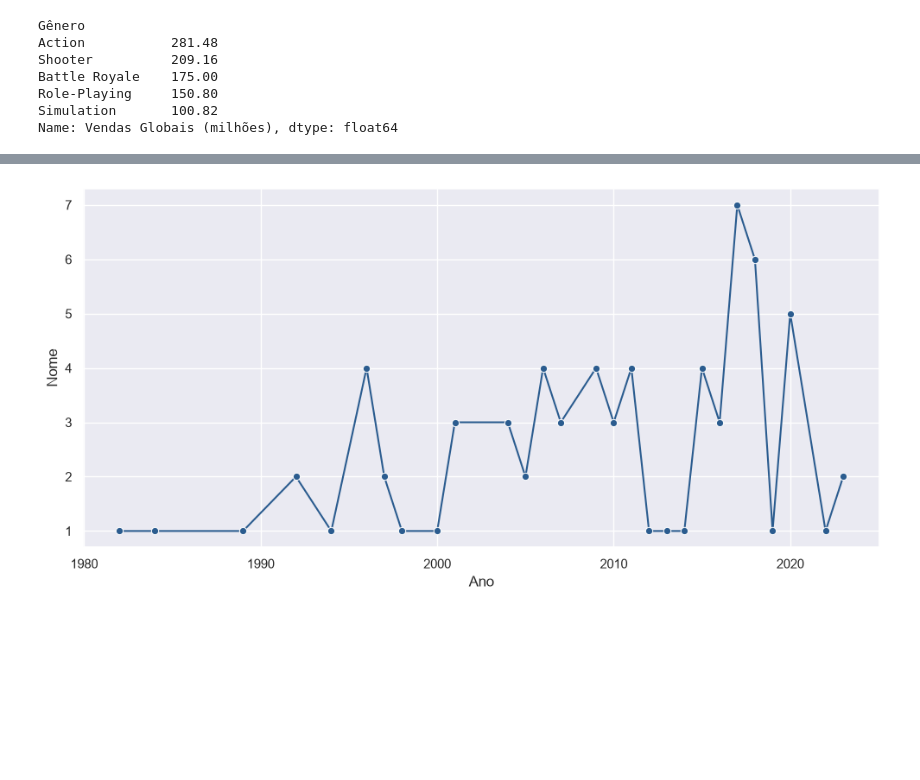
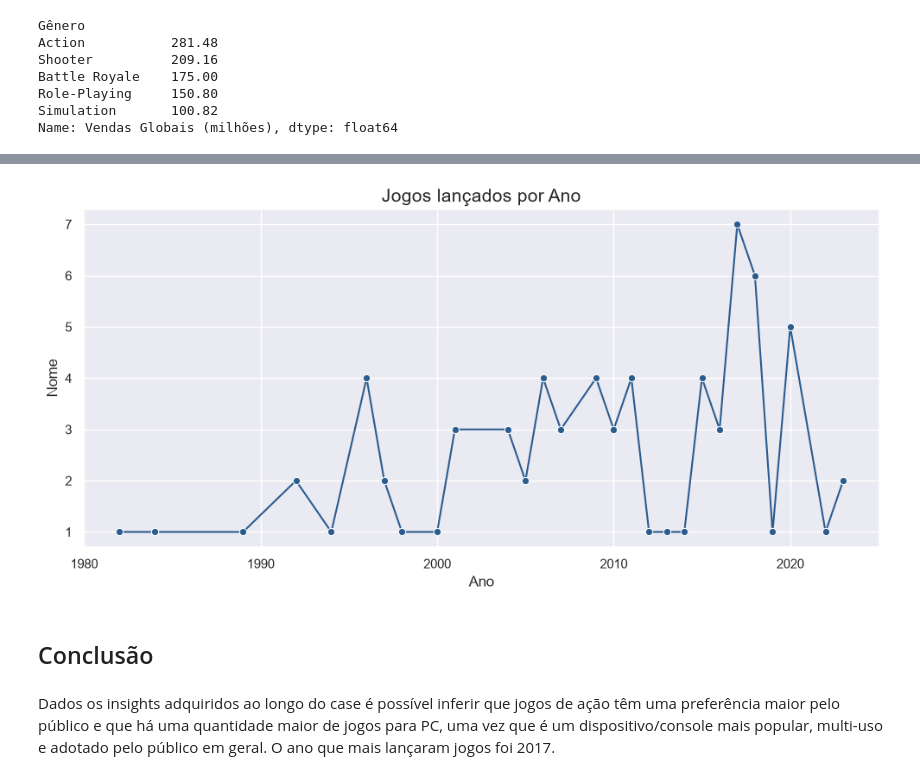
Before and after one commit to luckaiszin/projeto_solfacil_case_1, a Jupyter notebook: case.ipynb, the cells around one changed output, grey strips where cells are left out. Saved outputs shown, nothing was run; the diff lists cells and outputs as text; code cells hidden in the pictures; blank space fills up the shorter version.

```diff
--- a/case.ipynb
+++ b/case.ipynb
@@ -196,9 +217,14 @@ ja_series = jogos_por_ano['Nome'].count()
 # %%
 plt.figure(figsize=(10, 5))
 sns.set_theme(style="darkgrid")
 sns.lineplot(data=ja_series, marker='o', color='#2b5c8f')
 
+plt.title("Jogos lançados por Ano", fontsize = 15)
 plt.tight_layout()
 plt.show()
 # %% [output]
-[figure, old version]
+[figure, new version]
+# %% [markdown]
+## Conclusão
+# %% [markdown]
+Dados os insights adquiridos ao longo do case é possível inferir que jogos de ação têm uma preferência maior pelo público e que há uma quantidade maior de jogos para PC, uma vez que é um dispositivo/console mais popular, multi-uso e adotado pelo público em geral. O ano que mais lançaram jogos foi 2017.
```
Also changed, not shown: parts of 2 cells of this notebook, 1 other file.
